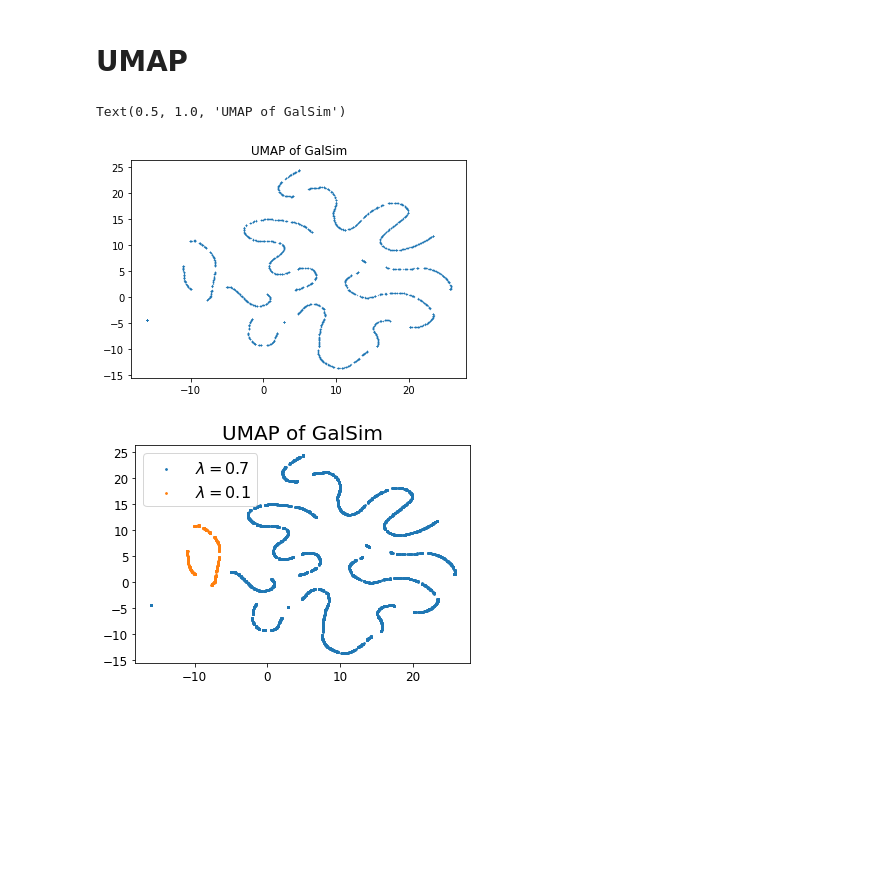
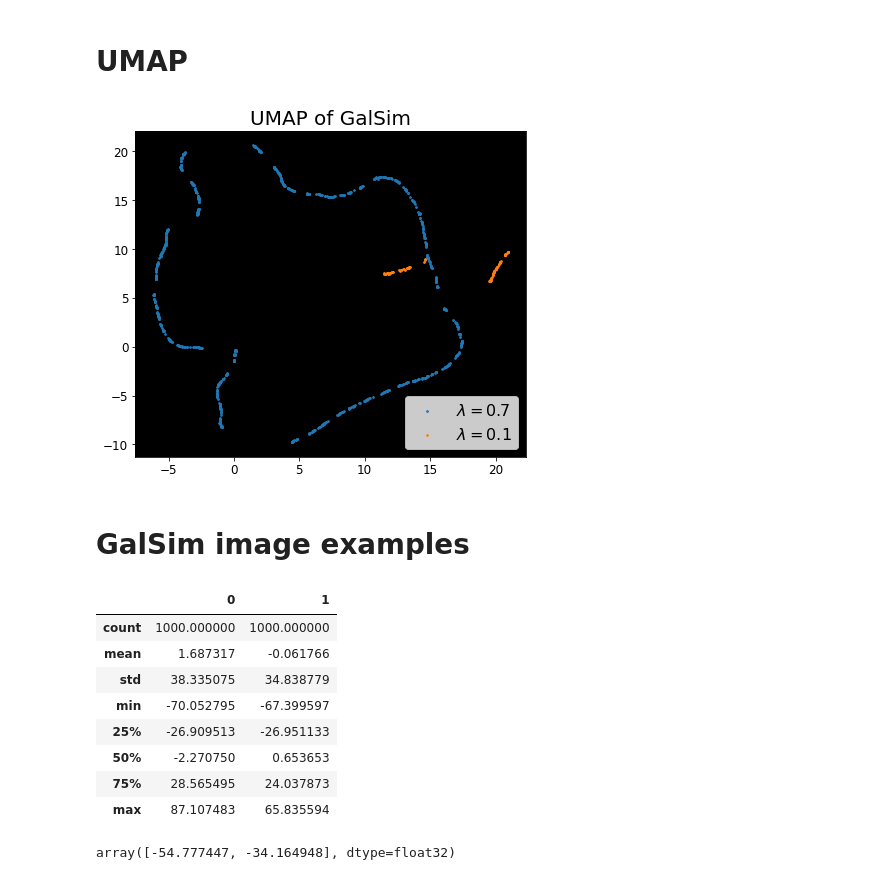
Before and after one commit to zhao-david/CDE-diagnostics, a Jupyter notebook: GalSim_application_v1.ipynb, the cells around one changed output. Drawn from its saved outputs; the diff is of its cells as text; code cells hidden in the pictures; blank space fills up the shorter version.

Commit message:
finding illustrative examples

```diff
--- a/GalSim_application_v1.ipynb
+++ b/GalSim_application_v1.ipynb
@@ -119,3 +119,7 @@ lambdas_test = prior_mat[n_train:n_train+n_test, 1]
+# %%
+n_test = 1000
+alphas_test = prior_mat[n_train+n_val : n_train+n_val+n_test, 0]
+lambdas_test = prior_mat[n_train+n_val : n_train+n_val+n_test, 1]
 # %%
 def compute_neg_log_lik(alpha, pis, mus, sigmas):
     assert(pis.shape[0] == sigmas.shape[0] == mus.shape[0])
@@ -155,3 +170,6 @@ def compute_mixture_pdf(alpha, pis, sigmas, mus):
     for j in range(pis.shape[0]):
         density += pis[j] * norm.pdf(x=alpha, loc=mus[j], scale=sigmas[j])
     return density
+# %%
+with open('CMDN_test_k=7_2021-02-10-16-16.pkl', 'rb') as handle:
+    test_pis, test_mus, test_sigmas = pickle.load(handle)
@@ -186,7 +211,7 @@ pit_values_dict = {'k=9': pit_values}
 #    pickle.dump(pit_values_dict, handle, protocol=pickle.HIGHEST_PROTOCOL)
 # %%
-with open('galaxies_test_20210207.pkl', 'rb') as handle:
+with open('galaxies_test_20210210.pkl', 'rb') as handle:
     galaxies_test = pickle.load(handle)
 # %%
-galsim_test = galaxies_test.reshape(4000, 400)
+galsim_test = galaxies_test.reshape(1000, 400)
 # %%
@@ -443,17 +451,31 @@ plt.show()
 # UMAP
 # %%
 UMAP_galsim_test = umap.UMAP().fit_transform(galsim_test)
-# %%
-plt.scatter(UMAP_galsim_test[:, 0], UMAP_galsim_test[:, 1], s=0.1)
-plt.title("UMAP of GalSim")
-# %% [output]
-Text(0.5, 1.0, 'UMAP of GalSim')
-[figure, removed]
 # %%
+fig, ax = plt.subplots(nrows=1, ncols=1, figsize=(7,6))
 plt.scatter(UMAP_galsim_test[lambdas_test == 0.7][:, 0], UMAP_galsim_test[lambdas_test == 0.7][:, 1], s=3, label='$\lambda=0.7$')
 plt.scatter(UMAP_galsim_test[lambdas_test == 0.1][:, 0], UMAP_galsim_test[lambdas_test == 0.1][:, 1], s=3, label='$\lambda=0.1$')
+ax.set_facecolor('black')
 plt.title("UMAP of GalSim", fontsize=20)
 plt.legend(fontsize=16)
 plt.tick_params(axis='both', which='major', labelsize=12)
 # %% [output]
-[figure, old version]
+[figure, new version]
+# %% [markdown]
+# GalSim image examples
+# %%
+pd.DataFrame(tSNE_galsim_test).describe()
+# %% [output]
+|  | 0 | 1 |
+| count | 1000.000000 | 1000.000000 |
+| mean | 1.687317 | -0.061766 |
+| std | 38.335075 | 34.838779 |
+| min | -70.052795 | -67.399597 |
+| 25% | -26.909513 | -26.951133 |
+| 50% | -2.270750 | 0.653653 |
+| 75% | 28.565495 | 24.037873 |
+| max | 87.107483 | 65.835594 |
+# %%
+tSNE_galsim_test[0]
+# %% [output]
+array([-54.777447, -34.164948], dtype=float32)
```
Also changed, not shown: parts of 56 cells of this notebook.
